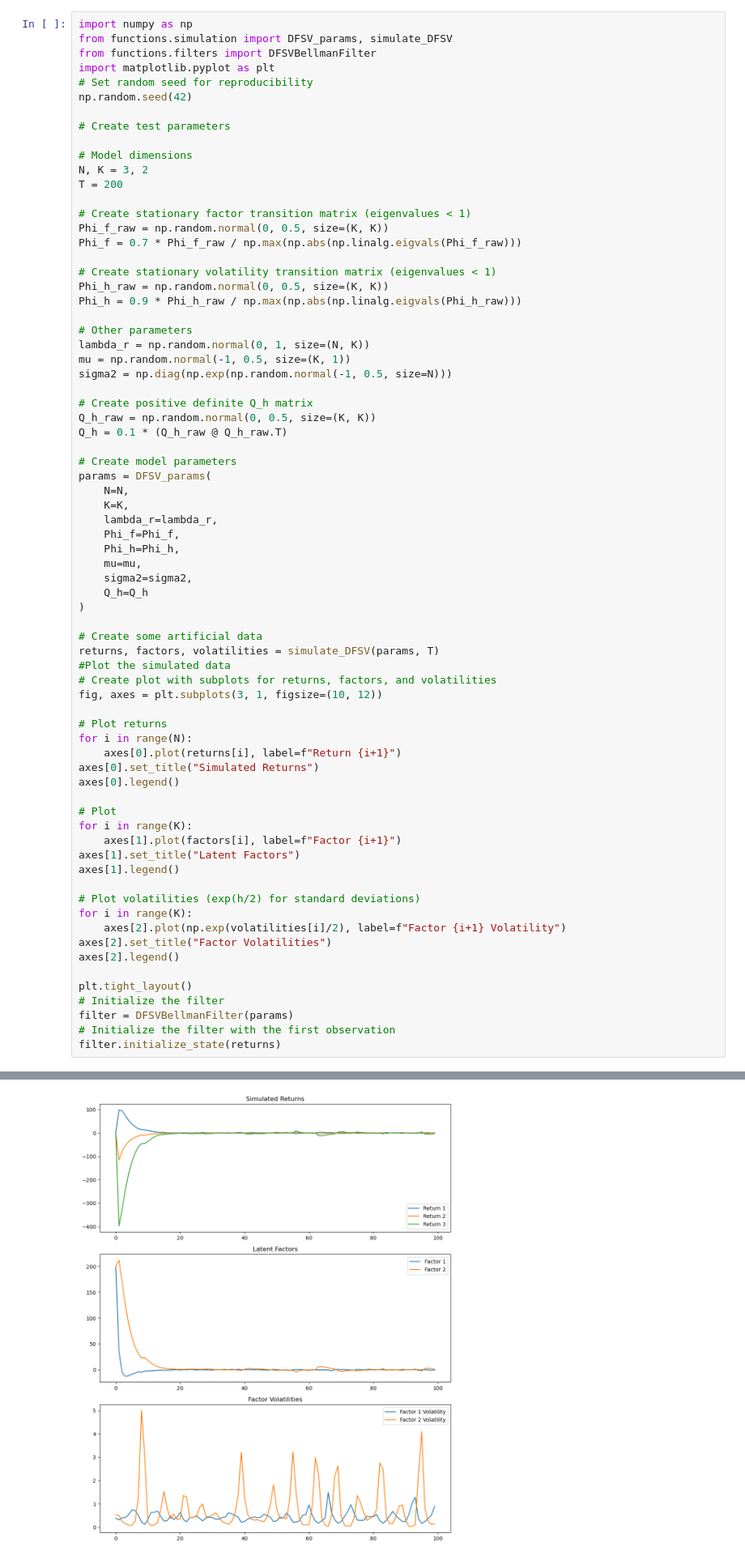
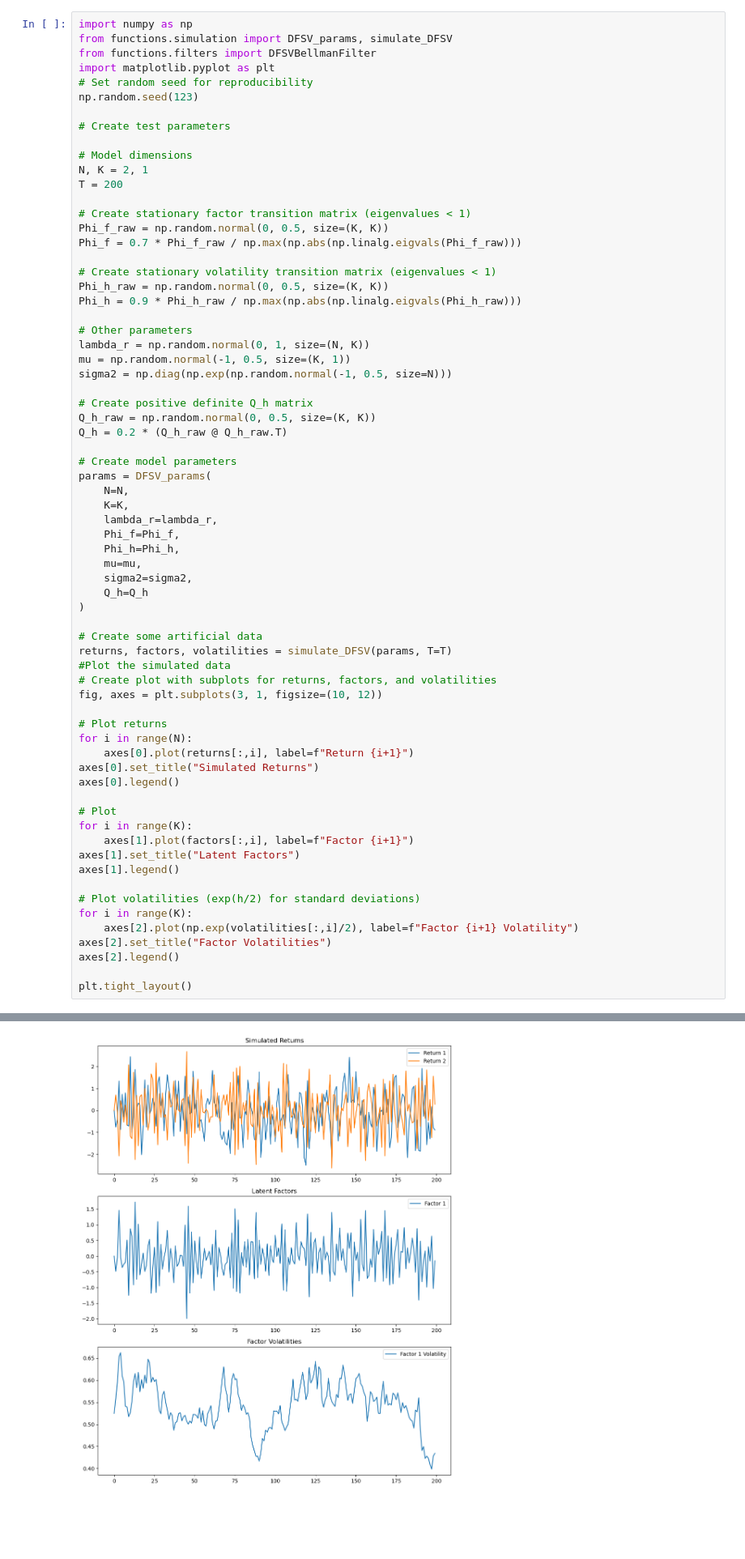
Before and after one commit to givani30/BellmanFilterDFSV, a Jupyter notebook: bellmantest.ipynb, the cells around one changed output, grey strips where cells are left out. Shown: that part at 81% size. Cells and saved outputs as stored; diff of their text form; blank space fills up the shorter version.

Commit message:
Refactor particle and Bellman filter tests for clarity and accuracy; adjust simulation parameters and improve gradient calculations

```diff
--- a/bellmantest.ipynb
+++ b/bellmantest.ipynb
@@ -4,12 +4,12 @@ from functions.simulation import DFSV_params, simulate_DFSV
 from functions.filters import DFSVBellmanFilter
 import matplotlib.pyplot as plt
 # Set random seed for reproducibility
-np.random.seed(42)
+np.random.seed(123)
 
 # Create test parameters
 
 # Model dimensions
-N, K = 3, 2
+N, K = 2, 1
 T = 200
 
 # Create stationary factor transition matrix (eigenvalues < 1)
@@ -27,7 +27,7 @@ sigma2 = np.diag(np.exp(np.random.normal(-1, 0.5, size=N)))
 
 # Create positive definite Q_h matrix
 Q_h_raw = np.random.normal(0, 0.5, size=(K, K))
-Q_h = 0.1 * (Q_h_raw @ Q_h_raw.T)
+Q_h = 0.2 * (Q_h_raw @ Q_h_raw.T)
 
 # Create model parameters
 params = DFSV_params(
@@ -42,32 +42,28 @@ params = DFSV_params(
 )
 
 # Create some artificial data
-returns, factors, volatilities = simulate_DFSV(params, T)
+returns, factors, volatilities = simulate_DFSV(params, T=T)
 #Plot the simulated data
 # Create plot with subplots for returns, factors, and volatilities
 fig, axes = plt.subplots(3, 1, figsize=(10, 12))
 
 # Plot returns
 for i in range(N):
-    axes[0].plot(returns[i], label=f"Return {i+1}")
+    axes[0].plot(returns[:,i], label=f"Return {i+1}")
 axes[0].set_title("Simulated Returns")
 axes[0].legend()
 
 # Plot
 for i in range(K):
-    axes[1].plot(factors[i], label=f"Factor {i+1}")
+    axes[1].plot(factors[:,i], label=f"Factor {i+1}")
 axes[1].set_title("Latent Factors")
 axes[1].legend()
 
 # Plot volatilities (exp(h/2) for standard deviations)
 for i in range(K):
-    axes[2].plot(np.exp(volatilities[i]/2), label=f"Factor {i+1} Volatility")
+    axes[2].plot(np.exp(volatilities[:,i]/2), label=f"Factor {i+1} Volatility")
 axes[2].set_title("Factor Volatilities")
 axes[2].legend()
 
 plt.tight_layout()
-# Initialize the filter
-filter = DFSVBellmanFilter(params)
-# Initialize the filter with the first observation
-filter.initialize_state(returns)
 # %% [output]
@@ -82 +70 @@ filter.initialize_state(returns)
-[figure, old version]
+[figure, new version]
```
Also changed, not shown: parts of 4 cells of this notebook, 4 other files.
